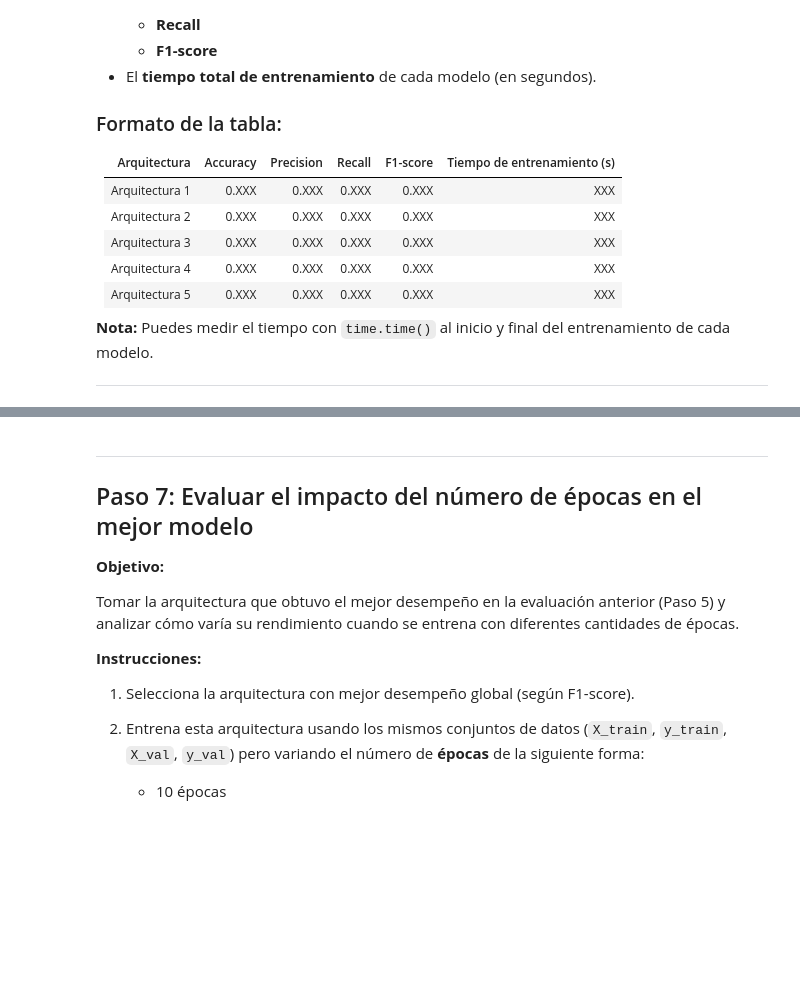
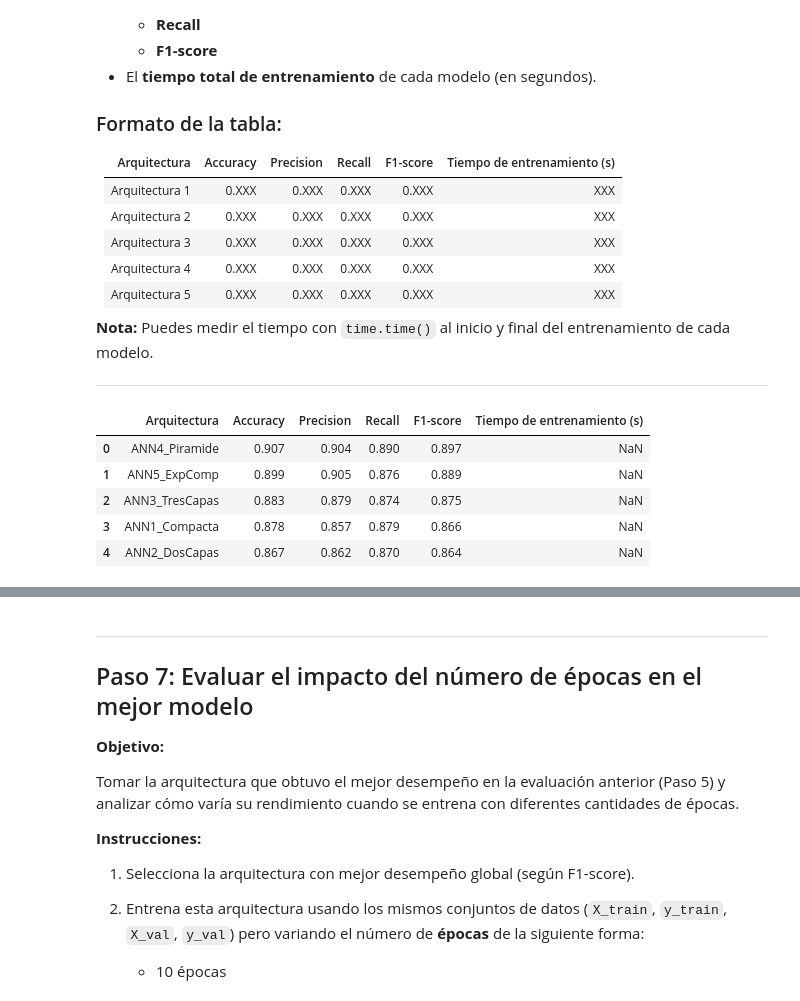
Before and after one commit to Trigunz11/CLase-IA, a Jupyter notebook: PROYECTO FINAL/Proyecto_Final.ipynb, the cells around one changed output, grey strips where cells are left out. Cells and saved outputs as stored; diff of their text form; code cells hidden in the pictures; blank space fills up the shorter version.

```diff
--- a/PROYECTO FINAL/Proyecto_Final.ipynb
+++ b/PROYECTO FINAL/Proyecto_Final.ipynb
@@ -633,4 +1036,49 @@ Después de entrenar y evaluar las cinco arquitecturas de redes neuronales, debe
 
 ---
 # %%
-#codigo aqui
+import pandas as pd
+import numpy as np
+
+# 1) Recuperar métricas
+if "scores_df" in globals():
+    metrics = scores_df.copy()
+else:
+    metrics = pd.DataFrame(scores)
+
+# 2) Asegurar nombres human–friendly (opcional; ajusta a tus etiquetas reales)
+name_map = {
+    "ANN1": "Arquitectura 1 (Compacta)",
+    "ANN2": "Arquitectura 2 (2 capas)",
+    "ANN3": "Arquitectura 3 (3 capas)",
+    "ANN4": "Arquitectura 4 (Pirámide)",
+    "ANN5": "Arquitectura 5 (Expansiva→Compresiva)",
+    # Si ya usaste nombres así, no hace falta mapear
+}
+metrics["modelo"] = metrics["modelo"].map(name_map).fillna(metrics["modelo"])
+
+# 3) Traer tiempos de entrenamiento
+tt = globals().get("train_times", {})  # dict: {nombre_modelo: segundos}
+metrics["Tiempo de entrenamiento (s)"] = metrics["modelo"].map(tt).round(1)
+
+# 4) Formatear y ordenar
+out = (
+    metrics.rename(columns={
+        "modelo":"Arquitectura",
+        "accuracy":"Accuracy",
+        "precision":"Precision",
+        "recall":"Recall",
+        "f1":"F1-score"
+    })[["Arquitectura","Accuracy","Precision","Recall","F1-score","Tiempo de entrenamiento (s)"]]
+    .sort_values("F1-score", ascending=False)
+    .reset_index(drop=True)
+)
+out[["Accuracy","Precision","Recall","F1-score"]] = out[["Accuracy","Precision","Recall","F1-score"]].round(3)
+
+display(out)
+# %% [output]
+|  | Arquitectura | Accuracy | Precision | Recall | F1-score | Tiempo de entrenamiento (s) |
+| 0 | ANN4_Piramide | 0.907 | 0.904 | 0.890 | 0.897 | NaN |
+| 1 | ANN5_ExpComp | 0.899 | 0.905 | 0.876 | 0.889 | NaN |
+| 2 | ANN3_TresCapas | 0.883 | 0.879 | 0.874 | 0.875 | NaN |
+| 3 | ANN1_Compacta | 0.878 | 0.857 | 0.879 | 0.866 | NaN |
+| 4 | ANN2_DosCapas | 0.867 | 0.862 | 0.870 | 0.864 | NaN |
```
Also changed, not shown: parts of 15 cells of this notebook.
